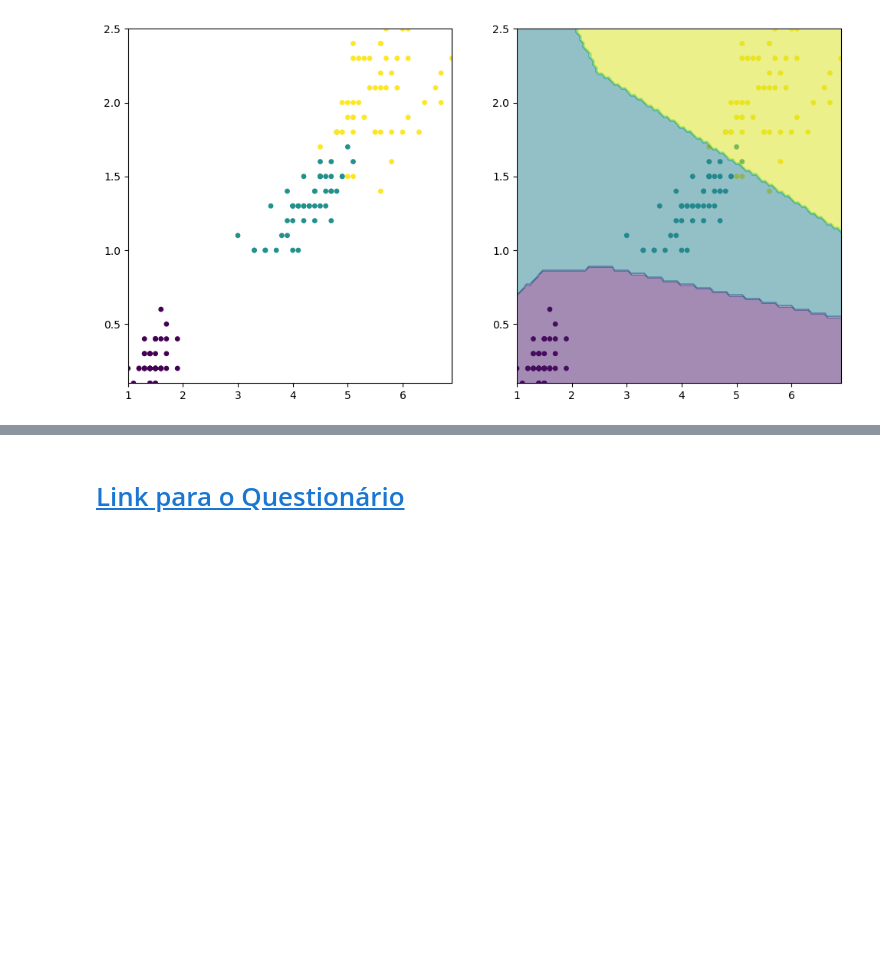
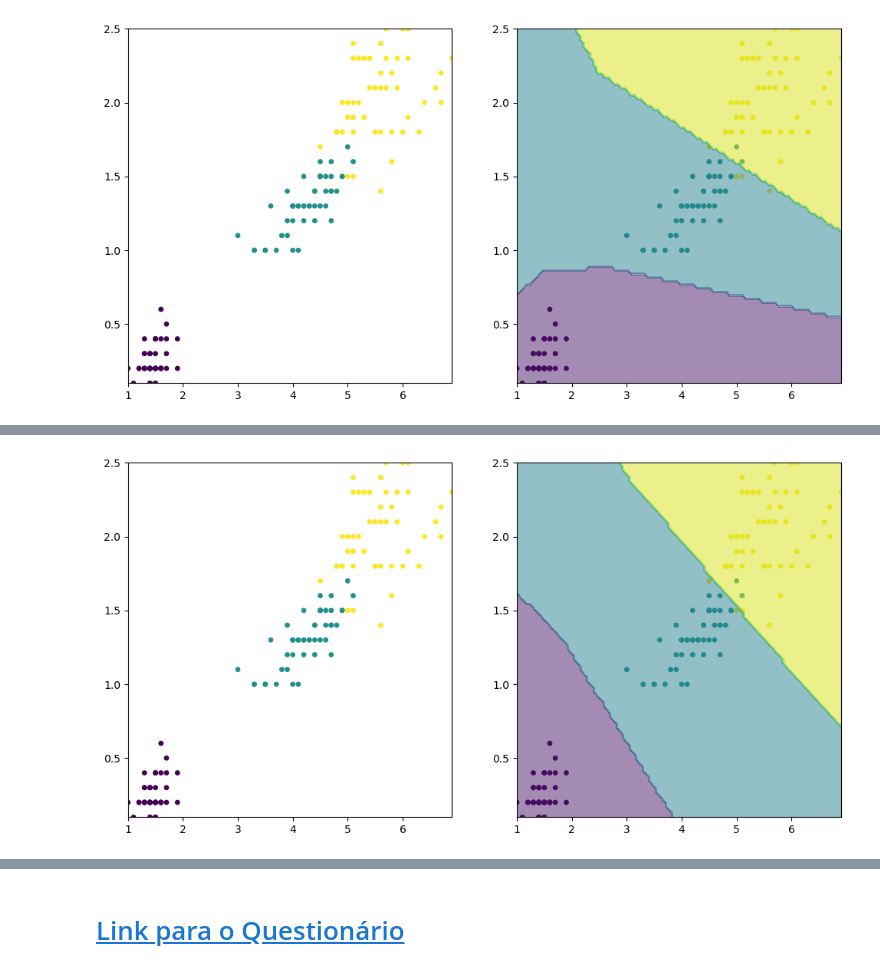
Before and after one commit to mafaldasalomao/pavic_treinamento_ml, a Jupyter notebook: PAVIC_ML_06_Rede_Neural.ipynb, the cells around one changed output, grey strips where cells are left out. Saved outputs shown, nothing was run; the diff lists cells and outputs as text; code cells hidden in the pictures; blank space fills up the shorter version.

```diff
--- a/PAVIC_ML_06_Rede_Neural.ipynb
+++ b/PAVIC_ML_06_Rede_Neural.ipynb
@@ -189,8 +189,30 @@ def l2_regularization(weights, derivative=False):
   return 0.5 * np.sum(weights**2)
 # %% [markdown]
 # Batch Generator
+# %%
+def batch_sequential(x, y, batch_size=None):
+  batch_size = x.shape[0] if batch_size is None else batch_size # se nao definir o batch sera o total de amostras
+  n_batches = x.shape[0] // batch_size #divi int
+
+  for batch in range(n_batches):
+    offset = batch_size * batch #onde comeca e onde termina
+    x_batch, y_batch = x[offset:offset+batch_size], y[offset:offset+batch_size] #pegamos nossos lotes
+    yield (x_batch, y_batch) #o yield eh similar ao return, mas ele retorna e nao mata a func
+def batch_shuffle(x, y, batch_size=None):
+  shuffle_index = np.random.permutation(range(x.shape[0])) #permutar randomicamente uma sequencia sem repetir
+  return batch_sequential(x[shuffle_index], y[shuffle_index], batch_size)
 # %% [markdown]
 # Learning Rate Decay
+# %%
+#se nao quiser usar outro metodo de decay
+def none_decay(learning_rate, epoch, decay_rate, decay_steps=1):
+  return learning_rate
+def time_based_recay(learning_rate, epoch, decay_rate, decay_steps=1):
+  return 1.0 / (1 + decay_rate * epoch)
+def exponential_decay(learning_rate, epoch, decay_rate, decay_steps=1):
+  return learning_rate * decay_rate ** epoch
+def staircase_decay(learning_rate, epoch, decay_rate, decay_steps=1):
+  return learning_rate * decay_rate**(epoch // decay_steps)
 # %% [markdown]
 # Batch Normalization
 # %% [markdown]
@@ -216,7 +238,7 @@ class Layer():
 
 
 class NeuralNetwork():
-  def __init__(self, cost_func=mse, learning_rate=1e-3):
+  def __init__(self, cost_func=mse, learning_rate=1e-3, ):
     self.layers = []
     self.cost_func = cost_func
     self.learning_rate = learning_rate
@@ -1594,3 +1828,24 @@ Epoch:  900/1000 loss_train: 0.14930125
 Epoch: 1000/1000 loss_train: 0.13913344
 Acurácia: 95.33%
 [figure]
+# %%
+#TESTE COM MINI BATCH E BATCH
+input_dim, output_dim = x.shape[1], y_onehot.shape[1]
+
+# insira sua rede aqui!
+nn = NeuralNetwork(cost_func=softmax_neg_log_likelihood, learning_rate = 1e-1) # tentar com lr 1
+nn.layers.append(Layer(input_dim= input_dim, output_dim=5, activation=relu))
+nn.layers.append(Layer(input_dim= 5, output_dim=output_dim, activation=linear))
+
+
+
+#MODIFICA AQ
+#batch_size = 1 é o gradiente descendente estocástico
+#batchsize > 1 Mini batch
+#batch_size = None Batch
+nn.fit(x, y_onehot, epochs=1000, verbose=100, batch_gen=batch_shuffle, batch_size=15)
+y_pred = np.argmax(nn.predict(x), axis=1)
+print('Acurácia: {:.2f}%'.format(100*accuracy_score(y, y_pred)))
+
+plot.classification_predictions(x, y, is_binary=False, nn=nn)
+# %% [output]
@@ -1596,0 +1864 @@ Acurácia: 95.33%
+[figure, added]
```
Also changed, not shown: parts of 6 cells of this notebook.
